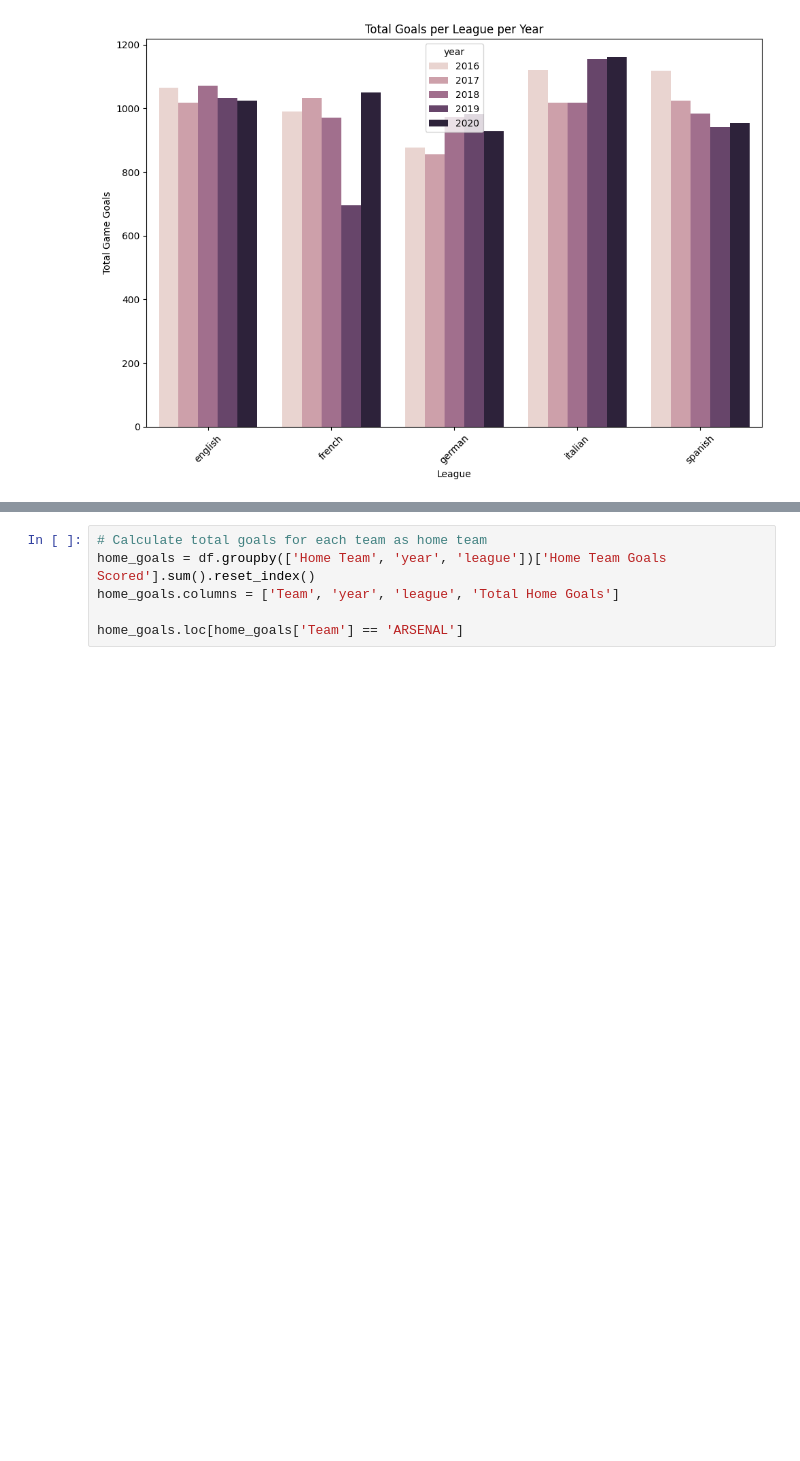
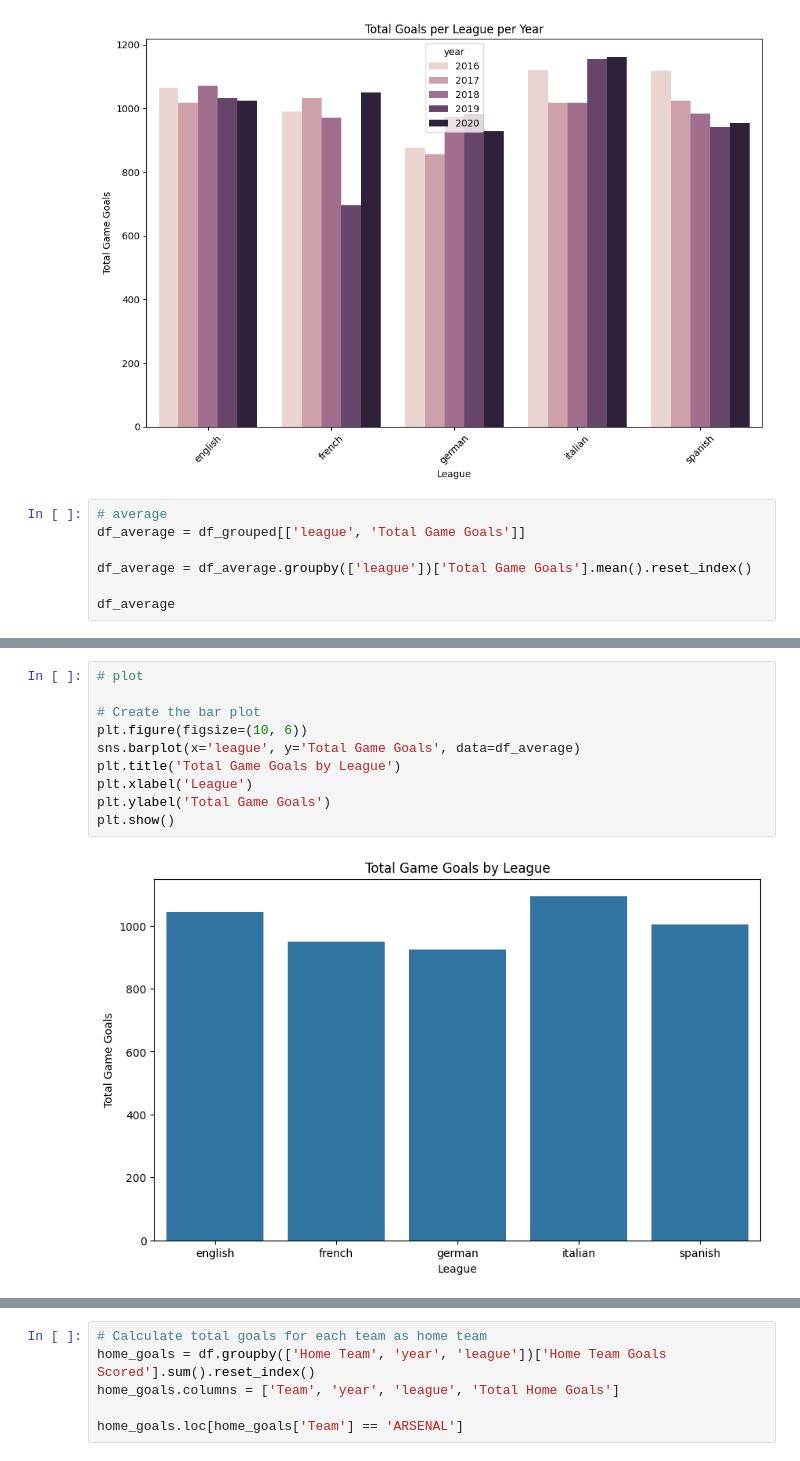
Before and after one commit to moemen34/SkillStorm, a Jupyter notebook: QA1/QA1.ipynb, the cells around one changed output, grey strips where cells are left out. Drawn from its saved outputs; the diff is of its cells as text; blank space fills up the shorter version.

```diff
--- a/QA1/QA1.ipynb
+++ b/QA1/QA1.ipynb
@@ -115,3 +115,10 @@ plt.tight_layout()
 plt.show()
 # %% [output]
 [figure]
+# %%
+# average
+df_average = df_grouped[['league', 'Total Game Goals']]
+
+df_average = df_average.groupby(['league'])['Total Game Goals'].mean().reset_index()
+
+df_average
@@ -117,0 +132,12 @@ plt.show()
+# %%
+# plot
+
+# Create the bar plot
+plt.figure(figsize=(10, 6))
+sns.barplot(x='league', y='Total Game Goals', data=df_average)
+plt.title('Total Game Goals by League')
+plt.xlabel('League')
+plt.ylabel('Total Game Goals')
+plt.show()
+# %% [output]
+[figure, added]
```
Also changed, not shown: parts of 2 cells of this notebook.
